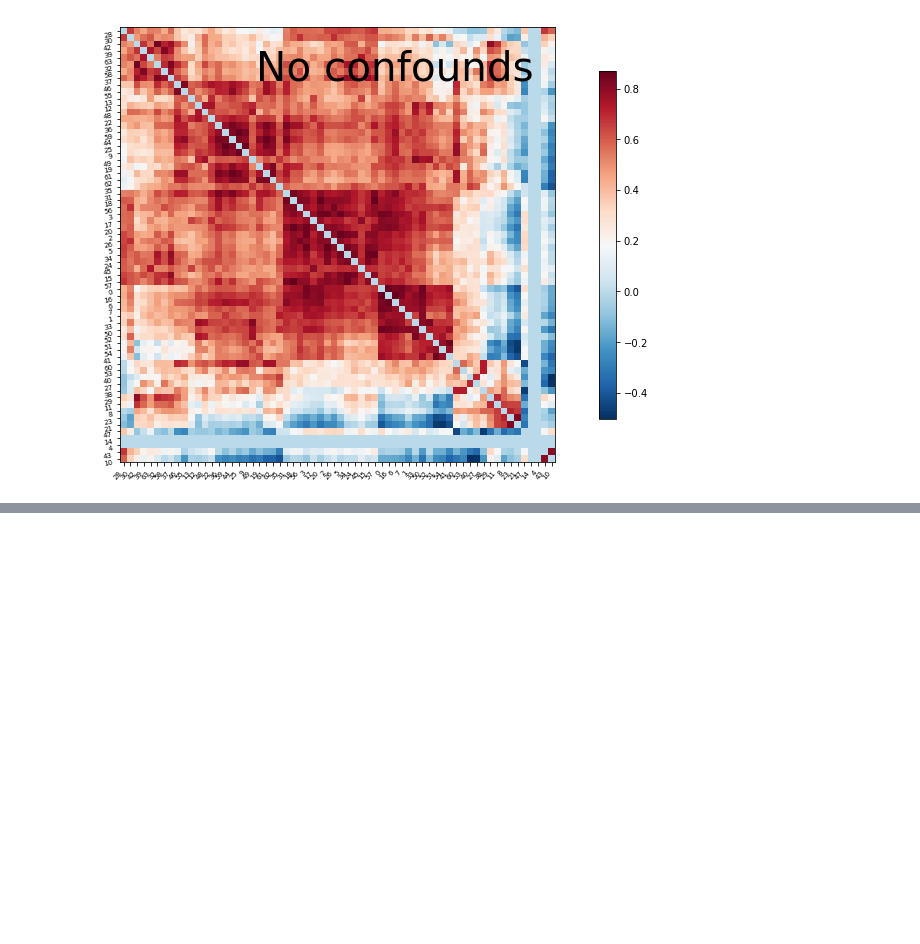
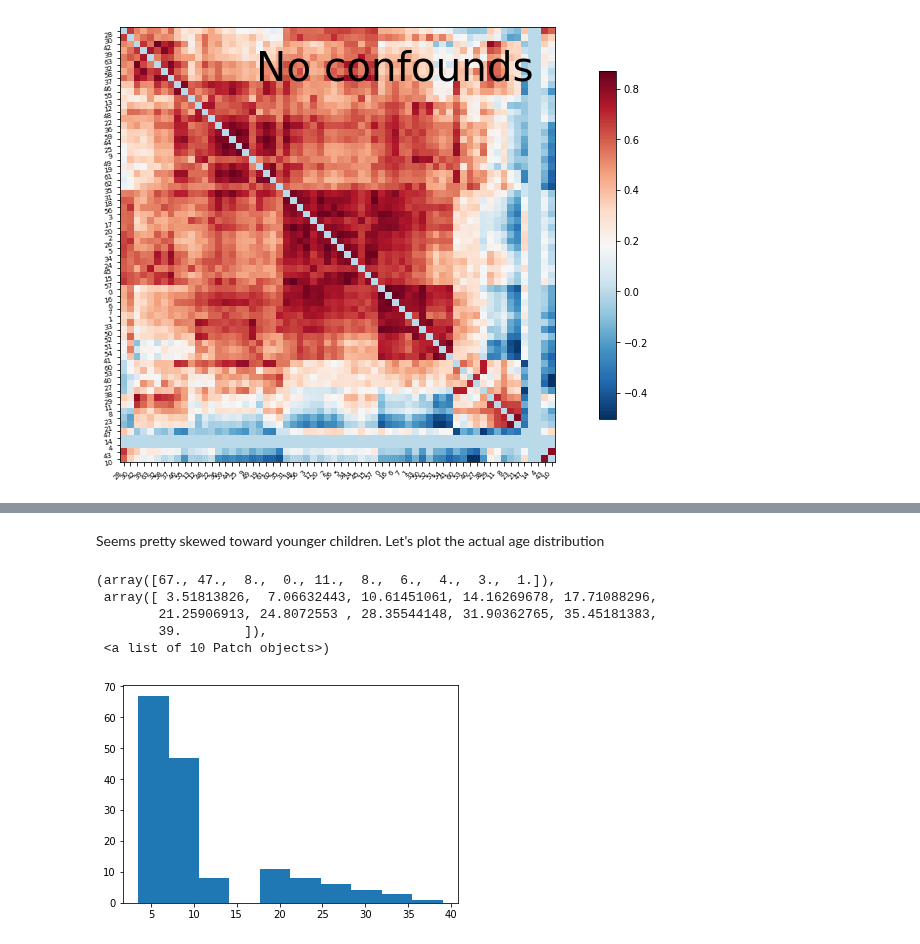
Before and after one commit to illdopejake/RS2018_Nilearn_tutorial, a Jupyter notebook: Nilearn_tutorial_2018.ipynb, the cells around one changed output, grey strips where cells are left out. Cells and saved outputs as stored; diff of their text form; code cells hidden in the pictures; blank space fills up the shorter version.

```diff
--- a/Nilearn_tutorial_2018.ipynb
+++ b/Nilearn_tutorial_2018.ipynb
@@ -419,0 +430,9 @@ _______________________________________________filter_and_extract - 7.1s, 0.1min
+# %%
+# if the data is already stored somewhere OR you want to store it somewhere, specify this here
+wdir = '/Users/jakevogel/Science/Nilearn_tutorial/ds000028/'
+
+# otherwise, comment the above and uncomment this
+# wdir = None
+# %%
+# Now fetch the data
+data = dl.fetch_data(None,data_dir=wdir)
@@ -419,0 +447,4 @@ _______________________________________________filter_and_extract - 7.1s, 0.1min
+# %%
+# Let's load the phenotype data
+pheno = DataFrame(data.phenotypic)
+pheno.head()
@@ -419,0 +460,3 @@ _______________________________________________filter_and_extract - 7.1s, 0.1min
+# %%
+y_age = pheno['Age']
+y_age.head()
@@ -419,0 +484,12 @@ _______________________________________________filter_and_extract - 7.1s, 0.1min
+# %% [markdown]
+Seems pretty skewed toward younger children. Let's plot the actual age distribution
+# %%
+import matplotlib.pyplot as plt
+plt.hist(y_age)
+# %% [output]
+(array([67., 47.,  8.,  0., 11.,  8.,  6.,  4.,  3.,  1.]),
+ array([ 3.51813826,  7.06632443, 10.61451061, 14.16269678, 17.71088296,
+        21.25906913, 24.8072553 , 28.35544148, 31.90362765, 35.45181383,
+        39.        ]),
+ <a list of 10 Patch objects>)
+[figure, added]
```
Also changed, not shown: parts of 13 cells of this notebook.
